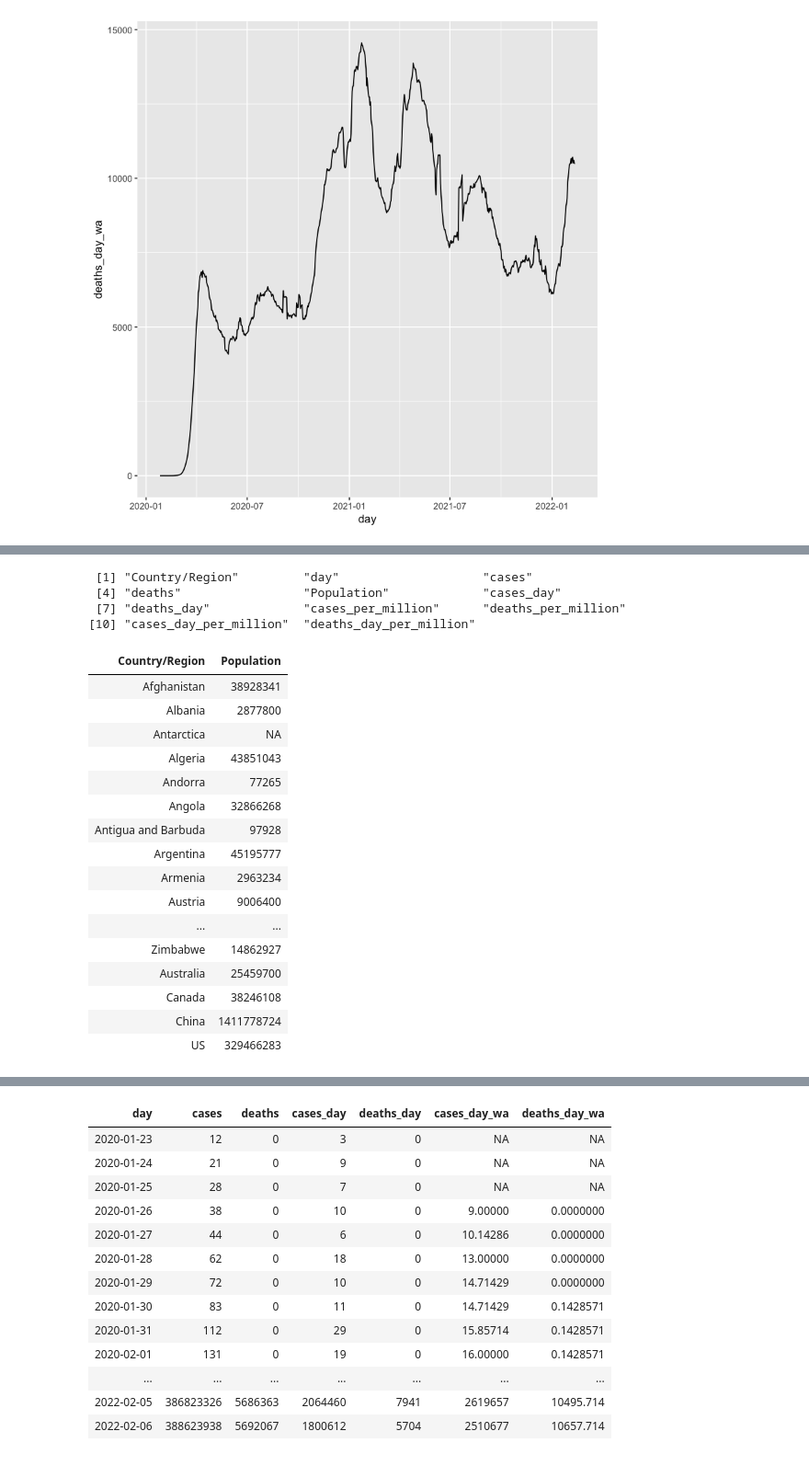
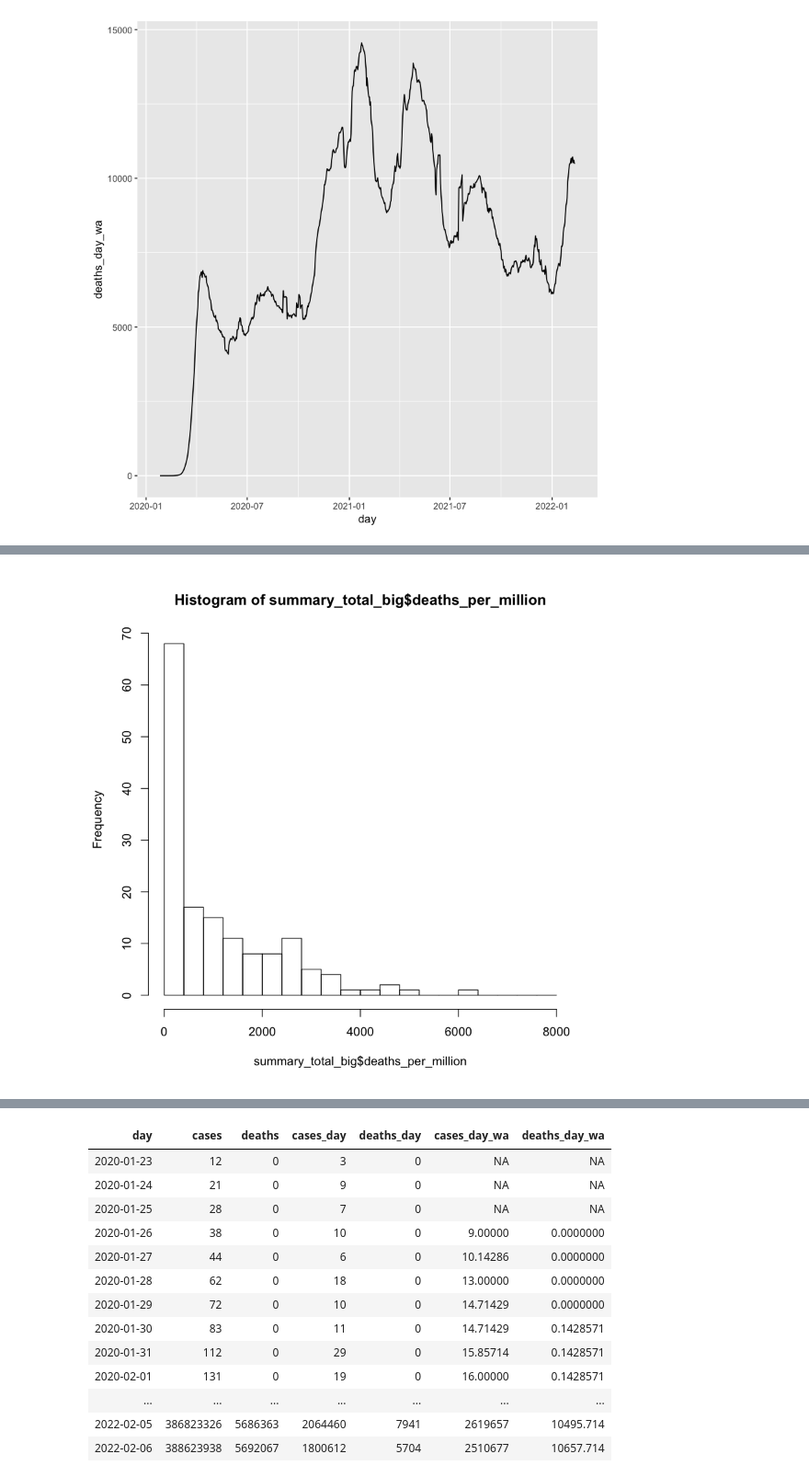
Before and after one commit to jcazuero94/CovidExploration, a Jupyter notebook: covid.ipynb, the cells around one changed output, grey strips where cells are left out. Shown at 92% size. Saved outputs shown, nothing was run; the diff lists cells and outputs as text; code cells hidden in the pictures.

```diff
--- a/covid.ipynb
+++ b/covid.ipynb
@@ -220,27 +143,4 @@ tail(summary_total_big[order(summary_total_big$mortality_rate),],10)
-# %%
-colnames(summary)
-# %% [output]
- [1] "Country/Region"         "day"                    "cases"
- [4] "deaths"                 "Population"             "cases_day"
- [7] "deaths_day"             "cases_per_million"      "deaths_per_million"
-[10] "cases_day_per_million"  "deaths_day_per_million"
-# %%
-regions
-# %% [output]
-| Country/Region | Population |
-| Afghanistan | 38928341 |
-| Albania | 2877800 |
-| Antarctica | NA |
-| Algeria | 43851043 |
-| Andorra | 77265 |
-| Angola | 32866268 |
-| Antigua and Barbuda | 97928 |
-| Argentina | 45195777 |
-| Armenia | 2963234 |
-| Austria | 9006400 |
-| ... | ... |
-| Zimbabwe | 14862927 |
-| Australia | 25459700 |
-| Canada | 38246108 |
-| China | 1411778724 |
-| US | 329466283 |
+# %%
+hist(summary_total_big$deaths_per_million,breaks=seq(0,8000,400))
+# %% [output]
+[figure, added]
```
Also changed, not shown: parts of 21 cells of this notebook, 18 other files.
